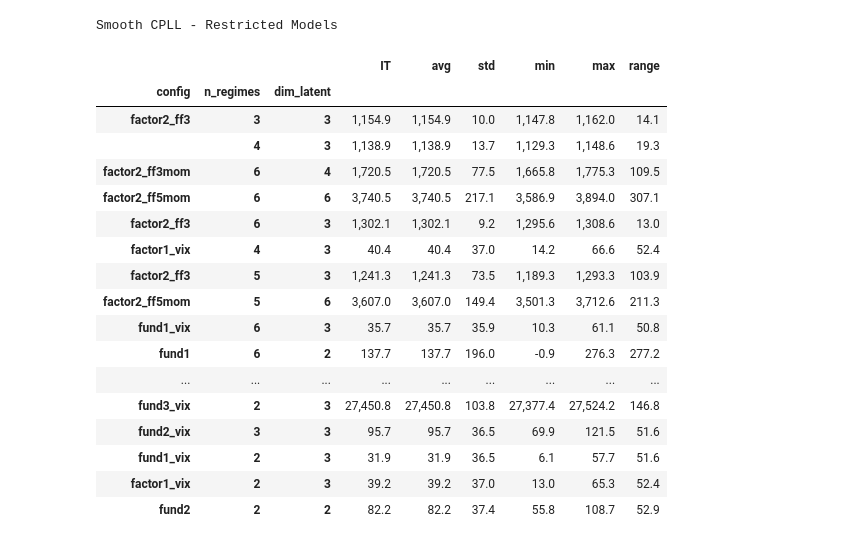
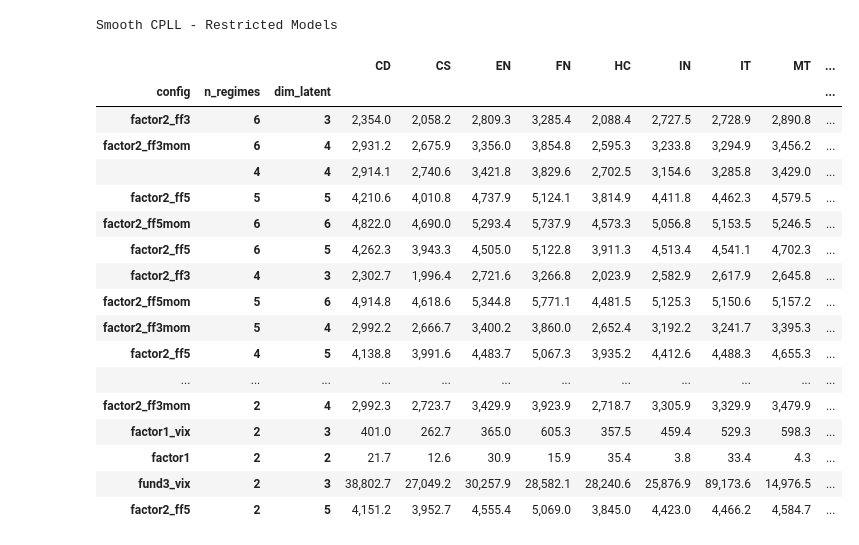
Before and after one commit to chrismader1/SLDS, a Jupyter notebook: rSLDS_analysis.ipynb, the cells around one changed output. Drawn from its saved outputs; the diff is of its cells as text; code cells hidden in the pictures.

```diff
--- a/rSLDS_analysis.ipynb
+++ b/rSLDS_analysis.ipynb
@@ -8,7 +9,12 @@ import pandas as pd
 from sklearn.metrics import adjusted_rand_score as _ARI
+# %%
+# params
+vmin_cagr, vmax_cagr = -0.10, 0.10
+vmax_cpll = 200000
+vmax_elbo = 1000000
 # %%
 # import data
-filename_results = '/Users/chrismader/Python/SLDS/DRO/gridsearch_results TSM.csv'
+filename_results = '/Users/chrismader/Python/SLDS/Results/gridsearch_results.csv'
 filename_static = '/Users/chrismader/Python/SLDS/Data/static_data.csv'
 res = pd.read_csv(filename_results)
 static = pd.read_csv(filename_static, usecols=[0,1,2])
@@ -196,9 +365,15 @@ Delta ELBO - Unrestricted Models
 # %%
 # Model performance - restricted
 df_restr = res[res['config'].isin(restricted)]
-styled_restr, base_idx_restr, cols_tail_restr, cols_all_restr = performance(df_restr, 'cagr_rel_ex_ante')
-styled_restr.set_caption("Rel CAGR - Restricted Models")
-styled_restr.set_table_styles(CAPTION_CSS, overwrite=False)
+styled_restr, base_idx_restr, cols_tail_restr, cols_all_restr = performance(
+    df_restr, 'cagr_rel_ex_ante'
+)
+styled_restr = (
+    styled_restr
+    .set_caption("Rel CAGR - Restricted Models")
+    .set_table_styles(CAPTION_CSS, overwrite=False)
+)
+styled_restr.data.to_csv('Out/restr_rel_cagr.csv')
 styled_restr
 # %% [output]
 Rel CAGR - Restricted Models
@@ -223,27 +398,37 @@ Rel CAGR - Restricted Models
 # %%
-# Smooth CPLL
-styled_cpll_all = metric_table('CPLL Gap', df_restr, base_idx_restr, cols_tail_restr, cols_all_restr, vmin=-100000,  vmax=100000)
-styled_cpll_all.set_caption("Smooth CPLL - Restricted Models")
-styled_cpll_all.set_table_styles(CAPTION_CSS, overwrite=False)
+# Smooth CPLL - restricted
+styled_cpll_all = cpll_table(
+    df_restr,
+    base_idx_restr,
+    cols_tail_restr,
+    cols_all_restr,
+    vmax=vmax_cpll,
+)
+styled_cpll_all = (
+    styled_cpll_all
+    .set_caption("Smooth CPLL - Restricted Models")
+    .set_table_styles(CAPTION_CSS, overwrite=False)
+)
+styled_cpll_all.data.to_csv('Out/restr_cpll_gap.csv')
 styled_cpll_all
 # %% [output]
 Smooth CPLL - Restricted Models
-|  |  |  | IT | avg | std | min | max | range |
-| config | n_regimes | dim_latent |  |  |  |  |  |  |
-| factor2_ff3 | 3 | 3 | 1,154.9 | 1,154.9 | 10.0 | 1,147.8 | 1,162.0 | 14.1 |
-|  | 4 | 3 | 1,138.9 | 1,138.9 | 13.7 | 1,129.3 | 1,148.6 | 19.3 |
-| factor2_ff3mom | 6 | 4 | 1,720.5 | 1,720.5 | 77.5 | 1,665.8 | 1,775.3 | 109.5 |
-| factor2_ff5mom | 6 | 6 | 3,740.5 | 3,740.5 | 217.1 | 3,586.9 | 3,894.0 | 307.1 |
-| factor2_ff3 | 6 | 3 | 1,302.1 | 1,302.1 | 9.2 | 1,295.6 | 1,308.6 | 13.0 |
-| factor1_vix | 4 | 3 | 40.4 | 40.4 | 37.0 | 14.2 | 66.6 | 52.4 |
-| factor2_ff3 | 5 | 3 | 1,241.3 | 1,241.3 | 73.5 | 1,189.3 | 1,293.3 | 103.9 |
-| factor2_ff5mom | 5 | 6 | 3,607.0 | 3,607.0 | 149.4 | 3,501.3 | 3,712.6 | 211.3 |
-| fund1_vix | 6 | 3 | 35.7 | 35.7 | 35.9 | 10.3 | 61.1 | 50.8 |
-| fund1 | 6 | 2 | 137.7 | 137.7 | 196.0 | -0.9 | 276.3 | 277.2 |
-| ... | ... | ... | ... | ... | ... | ... | ... | ... |
-| fund3_vix | 2 | 3 | 27,450.8 | 27,450.8 | 103.8 | 27,377.4 | 27,524.2 | 146.8 |
-| fund2_vix | 3 | 3 | 95.7 | 95.7 | 36.5 | 69.9 | 121.5 | 51.6 |
-| fund1_vix | 2 | 3 | 31.9 | 31.9 | 36.5 | 6.1 | 57.7 | 51.6 |
-| factor1_vix | 2 | 3 | 39.2 | 39.2 | 37.0 | 13.0 | 65.3 | 52.4 |
-| fund2 | 2 | 2 | 82.2 | 82.2 | 37.4 | 55.8 | 108.7 | 52.9 |
+|  |  |  | CD | CS | EN | FN | HC | IN | IT | MT | ... |
+| config | n_regimes | dim_latent |  |  |  |  |  |  |  |  | ... |
+| factor2_ff3 | 6 | 3 | 2,354.0 | 2,058.2 | 2,809.3 | 3,285.4 | 2,088.4 | 2,727.5 | 2,728.9 | 2,890.8 | ... |
+| factor2_ff3mom | 6 | 4 | 2,931.2 | 2,675.9 | 3,356.0 | 3,854.8 | 2,595.3 | 3,233.8 | 3,294.9 | 3,456.2 | ... |
+|  | 4 | 4 | 2,914.1 | 2,740.6 | 3,421.8 | 3,829.6 | 2,702.5 | 3,154.6 | 3,285.8 | 3,429.0 | ... |
+| factor2_ff5 | 5 | 5 | 4,210.6 | 4,010.8 | 4,737.9 | 5,124.1 | 3,814.9 | 4,411.8 | 4,462.3 | 4,579.5 | ... |
+| factor2_ff5mom | 6 | 6 | 4,822.0 | 4,690.0 | 5,293.4 | 5,737.9 | 4,573.3 | 5,056.8 | 5,153.5 | 5,246.5 | ... |
+| factor2_ff5 | 6 | 5 | 4,262.3 | 3,943.3 | 4,505.0 | 5,122.8 | 3,911.3 | 4,513.4 | 4,541.1 | 4,702.3 | ... |
+| factor2_ff3 | 4 | 3 | 2,302.7 | 1,996.4 | 2,721.6 | 3,266.8 | 2,023.9 | 2,582.9 | 2,617.9 | 2,645.8 | ... |
+| factor2_ff5mom | 5 | 6 | 4,914.8 | 4,618.6 | 5,344.8 | 5,771.1 | 4,481.5 | 5,125.3 | 5,150.6 | 5,157.2 | ... |
+| factor2_ff3mom | 5 | 4 | 2,992.2 | 2,666.7 | 3,400.2 | 3,860.0 | 2,652.4 | 3,192.2 | 3,241.7 | 3,395.3 | ... |
+| factor2_ff5 | 4 | 5 | 4,138.8 | 3,991.6 | 4,483.7 | 5,067.3 | 3,935.2 | 4,412.6 | 4,488.3 | 4,655.3 | ... |
+| ... | ... | ... | ... | ... | ... | ... | ... | ... | ... | ... | ... |
+| factor2_ff3mom | 2 | 4 | 2,992.3 | 2,723.7 | 3,429.9 | 3,923.9 | 2,718.7 | 3,305.9 | 3,329.9 | 3,479.9 | ... |
+| factor1_vix | 2 | 3 | 401.0 | 262.7 | 365.0 | 605.3 | 357.5 | 459.4 | 529.3 | 598.3 | ... |
+| factor1 | 2 | 2 | 21.7 | 12.6 | 30.9 | 15.9 | 35.4 | 3.8 | 33.4 | 4.3 | ... |
+| fund3_vix | 2 | 3 | 38,802.7 | 27,049.2 | 30,257.9 | 28,582.1 | 28,240.6 | 25,876.9 | 89,173.6 | 14,976.5 | ... |
+| factor2_ff5 | 2 | 5 | 4,151.2 | 3,952.7 | 4,555.4 | 5,069.0 | 3,845.0 | 4,423.0 | 4,466.2 | 4,584.7 | ... |
 # %%
```
Also changed, not shown: parts of 22 cells of this notebook, 7 other files.
